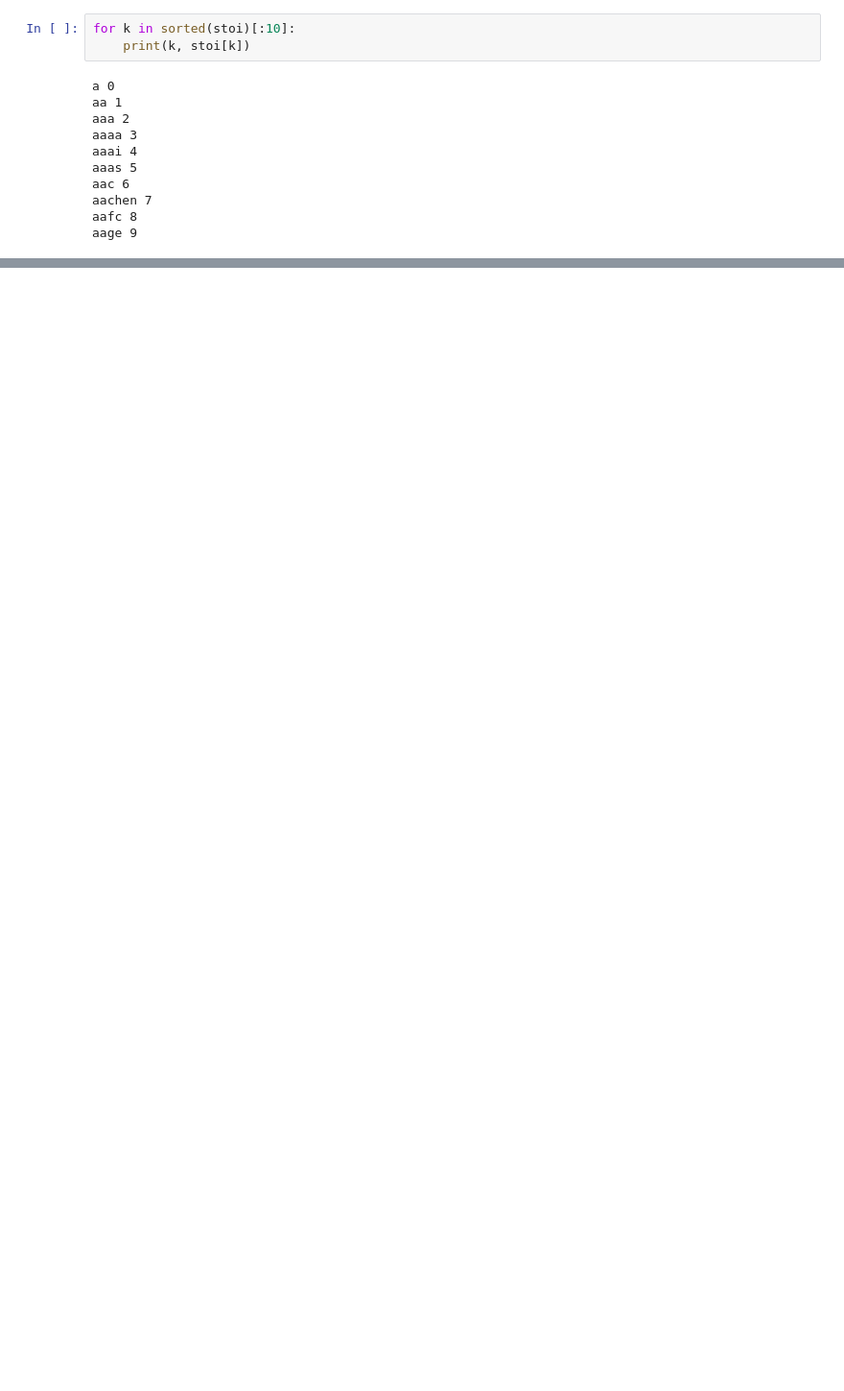
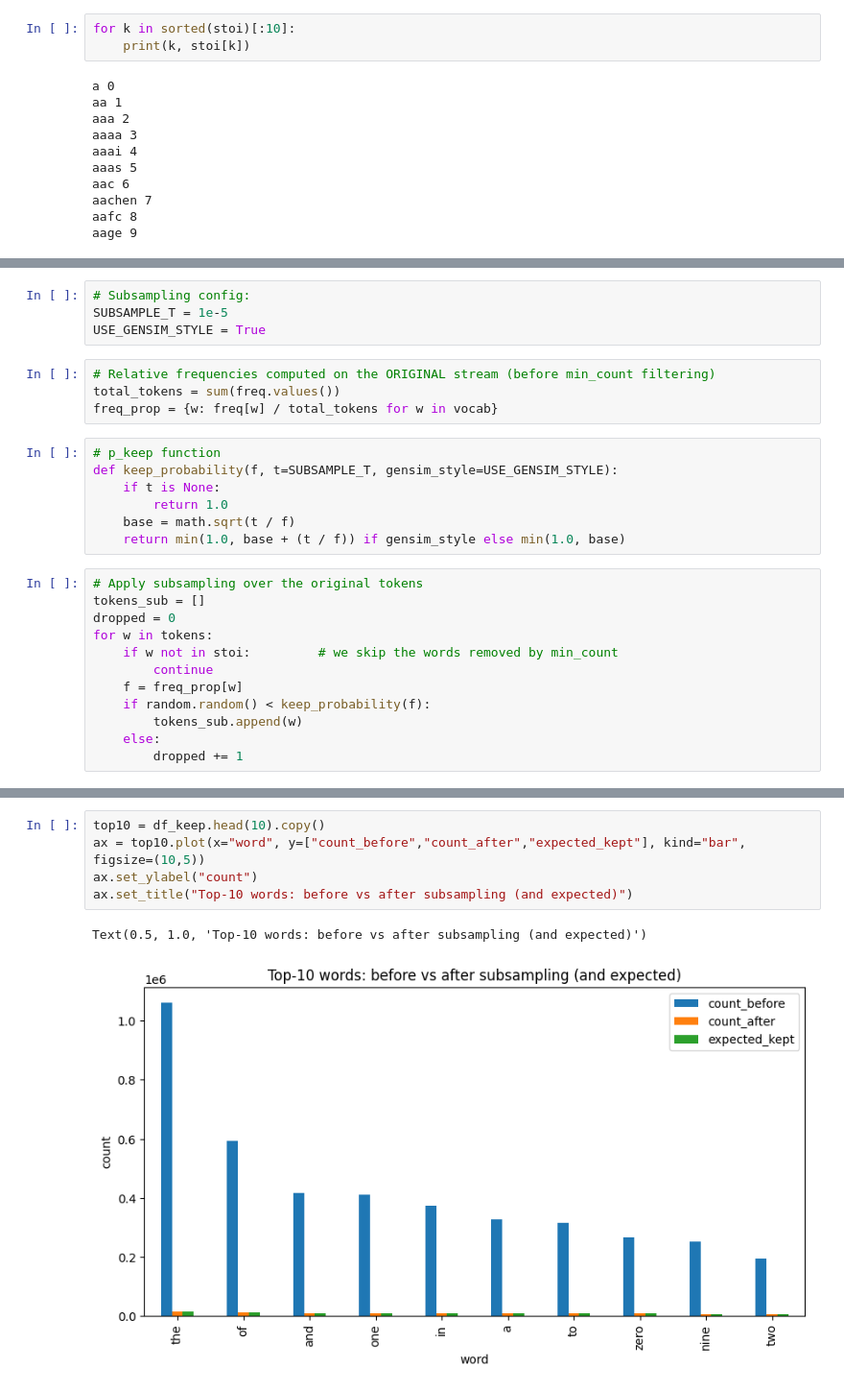
Before and after one commit to FederCO23/Potential_Talents_-_Yc1Y0PqXJsbGtBoy, a Jupyter notebook: Potential_Talents_part2.ipynb, the cells around one changed output, grey strips where cells are left out. Shown at 96% size. Saved outputs shown, nothing was run; the diff lists cells and outputs as text; blank space fills up the shorter version.

```diff
--- a/Potential_Talents_part2.ipynb
+++ b/Potential_Talents_part2.ipynb
@@ -143,0 +259,27 @@ Top 10 most common: [('the', 1061396), ('of', 593677), ('and', 416629), ('one',
+# %%
+# Subsampling config:
+SUBSAMPLE_T = 1e-5
+USE_GENSIM_STYLE = True
+# %%
+# Relative frequencies computed on the ORIGINAL stream (before min_count filtering)
+total_tokens = sum(freq.values())
+freq_prop = {w: freq[w] / total_tokens for w in vocab}
+# %%
+# p_keep function
+def keep_probability(f, t=SUBSAMPLE_T, gensim_style=USE_GENSIM_STYLE):
+    if t is None:
+        return 1.0
+    base = math.sqrt(t / f)
+    return min(1.0, base + (t / f)) if gensim_style else min(1.0, base)
+# %%
+# Apply subsampling over the original tokens
+tokens_sub = []
+dropped = 0
+for w in tokens:
+    if w not in stoi:         # we skip the words removed by min_count
+        continue
+    f = freq_prop[w]
+    if random.random() < keep_probability(f):
+        tokens_sub.append(w)
+    else:
+        dropped += 1
@@ -143,0 +360,8 @@ Top 10 most common: [('the', 1061396), ('of', 593677), ('and', 416629), ('one',
+# %%
+top10 = df_keep.head(10).copy()
+ax = top10.plot(x="word", y=["count_before","count_after","expected_kept"], kind="bar", figsize=(10,5))
+ax.set_ylabel("count")
+ax.set_title("Top-10 words: before vs after subsampling (and expected)")
+# %% [output]
+Text(0.5, 1.0, 'Top-10 words: before vs after subsampling (and expected)')
+[figure, added]
```
Also changed, not shown: parts of 39 cells of this notebook.
